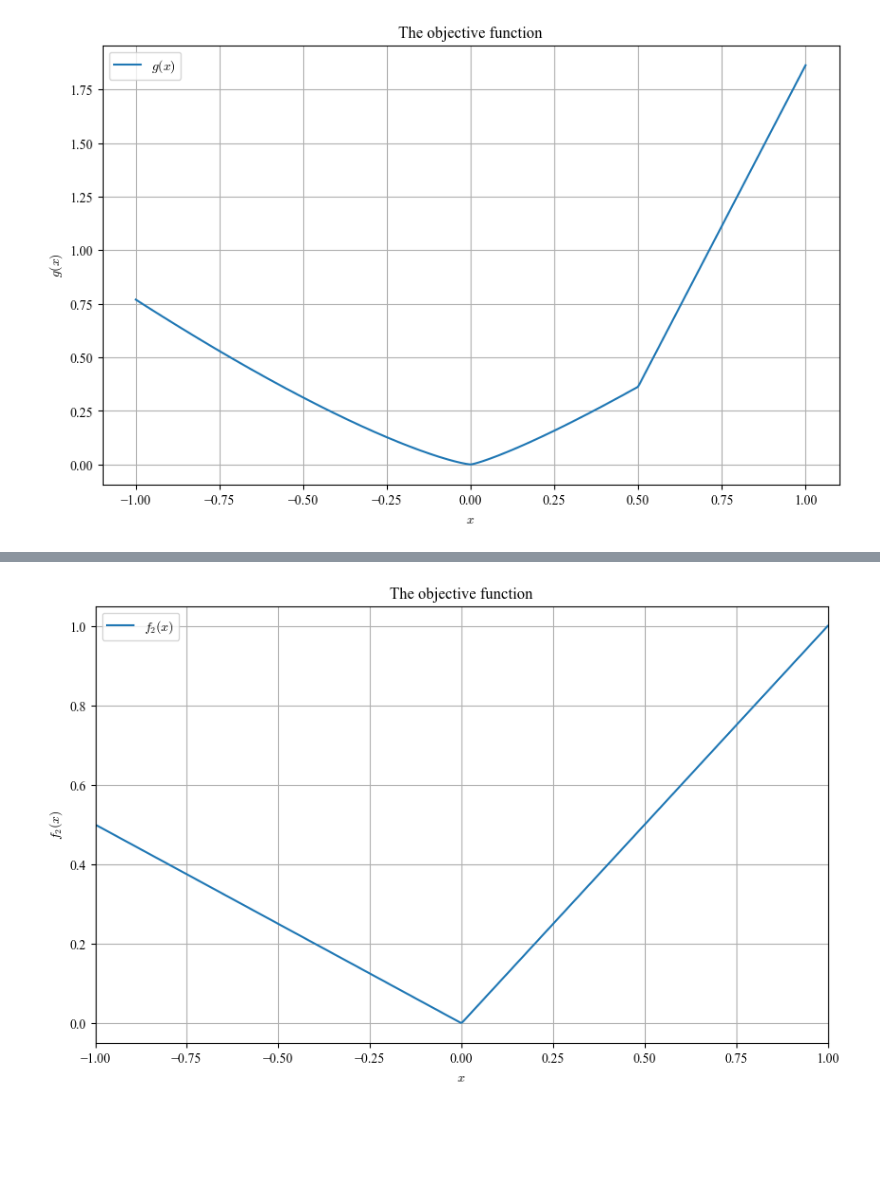
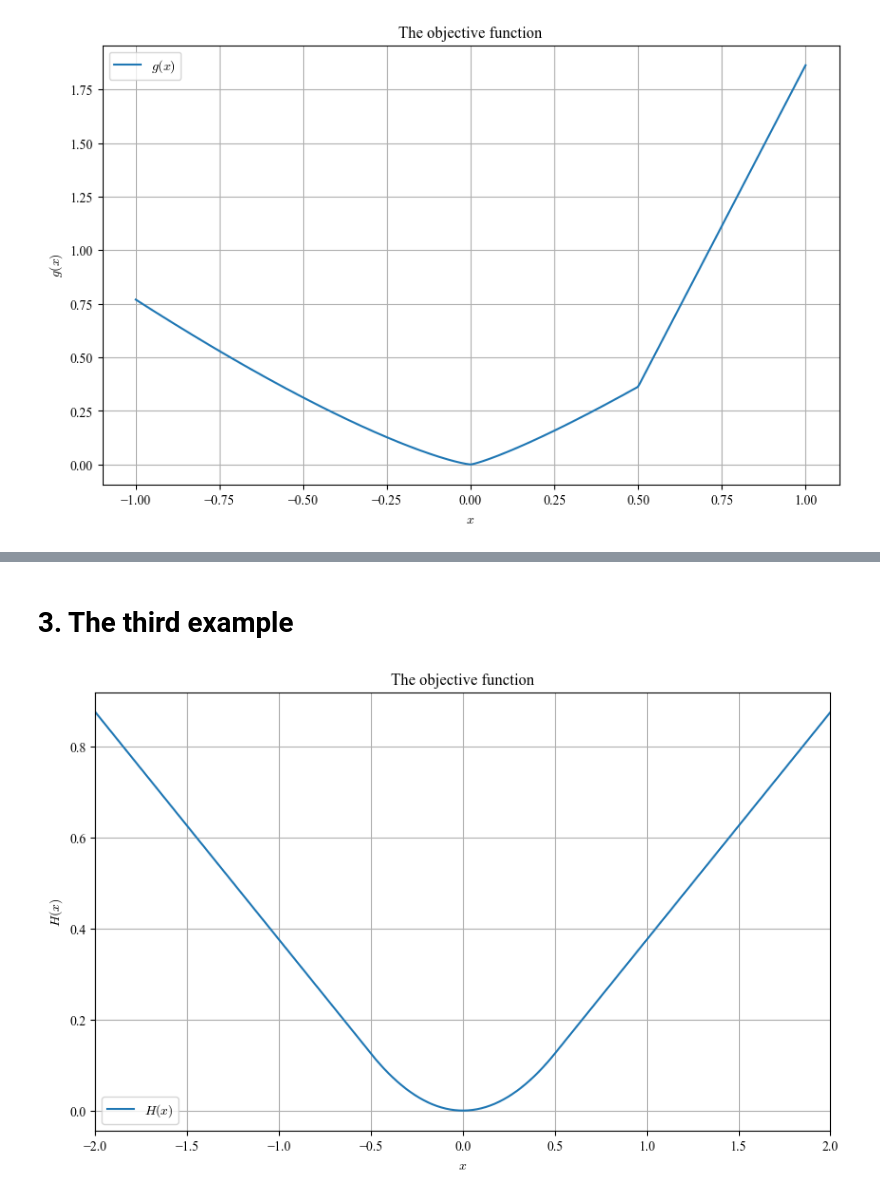
Before and after one commit to kyjung2357/SDM, a Jupyter notebook: main.ipynb, the cells around one changed output, grey strips where cells are left out. Cells and saved outputs as stored; diff of their text form; code cells hidden in the pictures; blank space fills up the shorter version.

```diff
--- a/main.ipynb
+++ b/main.ipynb
@@ -109,33 +187,35 @@ combine_images_vertically(image1_path, image2_path, output_path)
+# %% [markdown]
+# 3. The third example
 # %%
-x_start = -1.0
-x_end = 1.0
-x_0 = 0.995
+delta = 0.5
+x_start = -2.0
+x_end = 2.0
 gamma = 0.005
 eta = 1e-6
 h = 1e-6
 
 # Objective Function
-def f2(x):
-    if x >= 0:
-        return x
+def H(x, delta=0.5):
+    if abs(x) <= delta:
+        return (x**2)/2
     else:
-        return -(x/2)
+        return delta*(abs(x) - delta/2)
 
 # Generate X values
-X = np.linspace(-1, 1, 500)
+X = np.linspace(-2, 2, 500)
 
 # Generate Y values
-Y = np.array([f2(i) for i in X])
+Y = np.array([H(i, delta=delta) for i in X])
 
 # Create the plot
 plt.figure(figsize=(10, 6))
-plt.plot(X, Y, label='$f_2(x)$')
+plt.plot(X, Y, label='$H(x)$')
 plt.title('The objective function')
 plt.xlabel('$x$')
-plt.ylabel('$f_2(x)$')
+plt.ylabel('$H(x)$')
 plt.legend()
 plt.xlim(min(X), max(X))
 plt.grid(True)
 plt.show()
 # %% [output]
-[figure, old version]
+[figure, new version]
```
Also changed, not shown: parts of 28 cells of this notebook, 25 other files.
